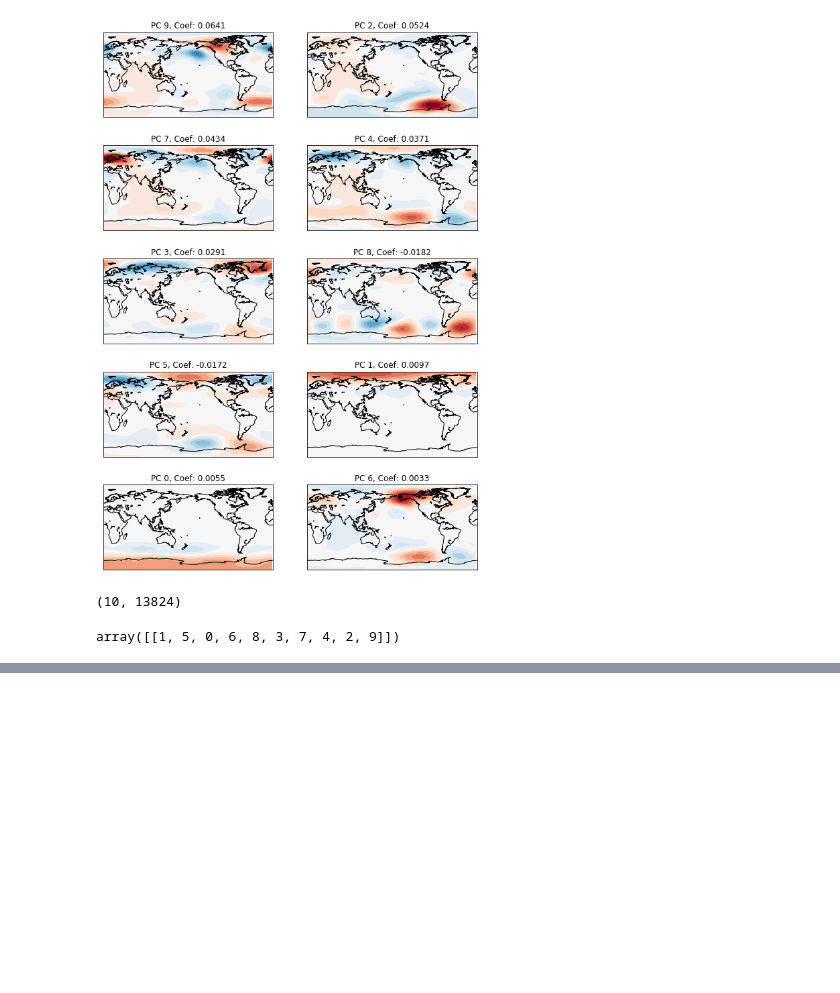
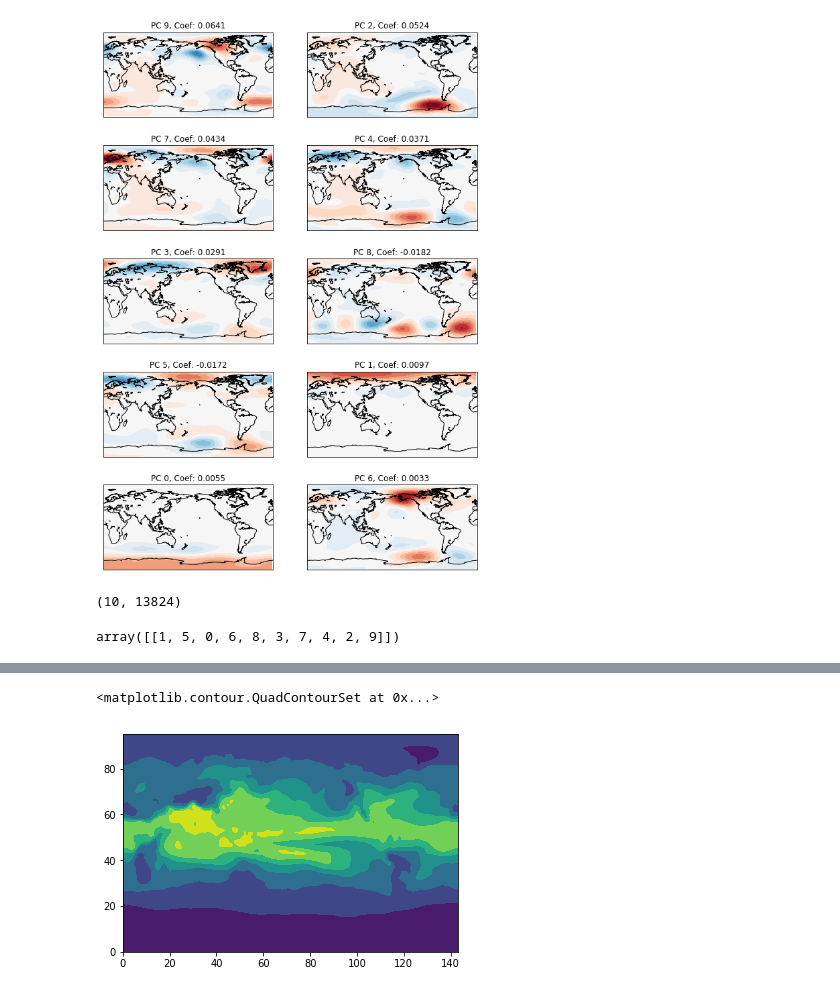
Before and after one commit to djgagne/ci_hackathon_2017, a Jupyter notebook: notebooks/LME_Exploration.ipynb, the cells around one changed output, grey strips where cells are left out. Saved outputs shown, nothing was run; the diff lists cells and outputs as text; code cells hidden in the pictures; blank space fills up the shorter version.

```diff
--- a/notebooks/LME_Exploration.ipynb
+++ b/notebooks/LME_Exploration.ipynb
@@ -197,3 +252,6 @@ def varimax(Phi, gamma = 1, q = 20, tol = 1e-6):
 varimax(ps_pca.components_)
 # %%
 ps_pca.components
+# %%
+q = xr.open_dataset("/glade/p/cesm0005/CESM-CAM5-LME/atm/proc/tseries/monthly/Q/b.e11.BLMTRC5CN.f19_g16.001.cam.h0.Q.185001-200512.nc")
+p = xr.open_dataset("/glade/p/cesm0005/CESM-CAM5-LME/atm/proc/tseries/monthly/PS/b.e11.BLMTRC5CN.f19_g16.001.cam.h0.PS.185001-200512.nc")
@@ -199,0 +310,5 @@ ps_pca.components
+# %%
+plt.contourf(q["Q"][30].sum(axis=0))
+# %% [output]
+<matplotlib.contour.QuadContourSet at 0x...>
+[figure, added]
```
Also changed, not shown: parts of 21 cells of this notebook.
